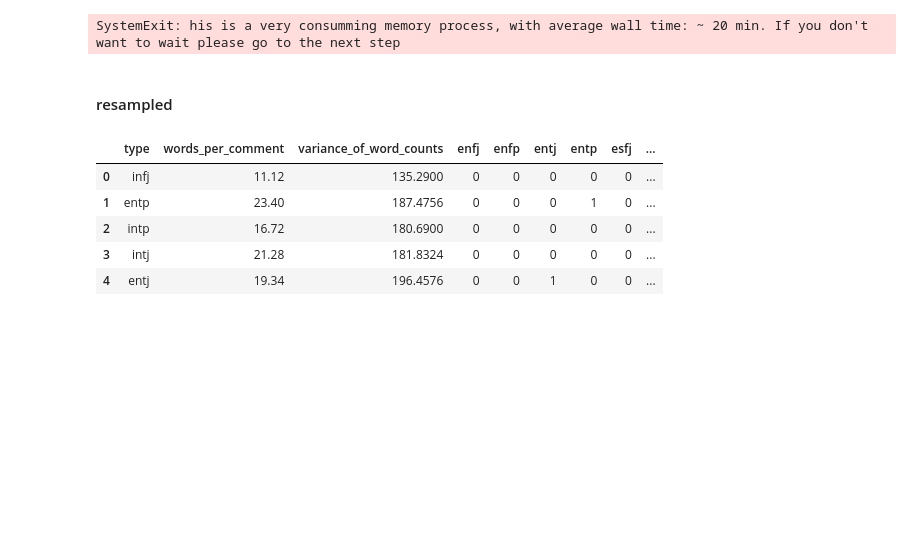
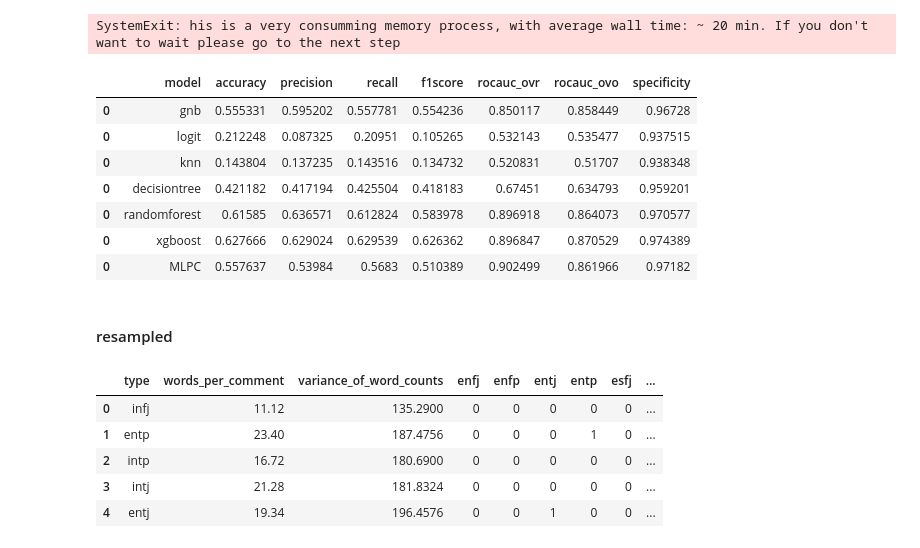
Before and after one commit to mikongame/project-final, a Jupyter notebook: your-project/3_MBTI Model building and evaluation (ML).ipynb, the cells around one changed output. Cells and saved outputs as stored; diff of their text form; code cells hidden in the pictures; blank space fills up the shorter version.

```diff
--- a/your-project/3_MBTI Model building and evaluation (ML).ipynb
+++ b/your-project/3_MBTI Model building and evaluation (ML).ipynb
@@ -122,8 +120,8 @@ def baseline_report(model, X_train, X_test, y_train, y_test, name):
 models = {'gnb': GaussianNB(),
           'logit': LogisticRegression(),
           'knn': KNeighborsClassifier(),
-          #'decisiontree': DecisionTreeClassifier(),
-          #'randomforest': RandomForestClassifier(),
-          #'xgboost': GradientBoostingClassifier(),
-          #'NN': MLPClassifier()
+          'decisiontree': DecisionTreeClassifier(),
+          'randomforest': RandomForestClassifier(),
+          'xgboost': GradientBoostingClassifier(),
+          'MLPC': MLPClassifier()
          }
@@ -140,9 +127,0 @@ models_df1
-# %%
-models = {#'gnb': GaussianNB(),
-          #'logit': LogisticRegression(),
-          #'knn': KNeighborsClassifier(),
-          'decisiontree': DecisionTreeClassifier(),
-          'randomforest': RandomForestClassifier(),
-          #'xgboost': GradientBoostingClassifier(),
-          #'NN': MLPClassifier()
-         }
@@ -159,12 +128,3 @@ models_df2
-# %%
-models = {#'gnb': GaussianNB(),
-          #'logit': LogisticRegression(),
-          #'knn': KNeighborsClassifier(),
-          #'decisiontree': DecisionTreeClassifier(),
-          #'randomforest': RandomForestClassifier(),
-          'xgboost': GradientBoostingClassifier(),
-          'NN': MLPClassifier()
-         }
 # %% [markdown]
 <img src="https://www.nicepng.com/png/detail/148-1486992_discover-the-most-powerful-ways-to-automate-your.png" width="1000">
 # %%
@@ -173,10 +133,18 @@ raise SystemExit("Here it comes a very consumming memory process. You should bet
 SystemExit: his is a very consumming memory process, with average wall time: ~ 20 min. If you don't want to wait please go to the next step
 # %%
 # Evaluation of models
-models_df3 = pd.concat([baseline_report(model, X_train, X_test, y_train, y_test, name) for (name, model) in models.items()])
-models_df = pd.concat([models_df1, models_df2, models_df3])
+models_df = pd.concat([baseline_report(model, X_train, X_test, y_train, y_test, name) for (name, model) in models.items()])
 models_df.to_csv("data/output_csv/models_svd.csv")
 models_df
+# %% [output]
+|  | model | accuracy | precision | recall | f1score | rocauc_ovr | rocauc_ovo | specificity |
+| 0 | gnb | 0.555331 | 0.595202 | 0.557781 | 0.554236 | 0.850117 | 0.858449 | 0.96728 |
+| 0 | logit | 0.212248 | 0.087325 | 0.20951 | 0.105265 | 0.532143 | 0.535477 | 0.937515 |
+| 0 | knn | 0.143804 | 0.137235 | 0.143516 | 0.134732 | 0.520831 | 0.51707 | 0.938348 |
+| 0 | decisiontree | 0.421182 | 0.417194 | 0.425504 | 0.418183 | 0.67451 | 0.634793 | 0.959201 |
+| 0 | randomforest | 0.61585 | 0.636571 | 0.612824 | 0.583978 | 0.896918 | 0.864073 | 0.970577 |
+| 0 | xgboost | 0.627666 | 0.629024 | 0.629539 | 0.626362 | 0.896847 | 0.870529 | 0.974389 |
+| 0 | MLPC | 0.557637 | 0.53984 | 0.5683 | 0.510389 | 0.902499 | 0.861966 | 0.97182 |
 # %% [markdown]
 #### resampled
 # %%
```
Also changed, not shown: parts of 9 cells of this notebook, 1 other file.
